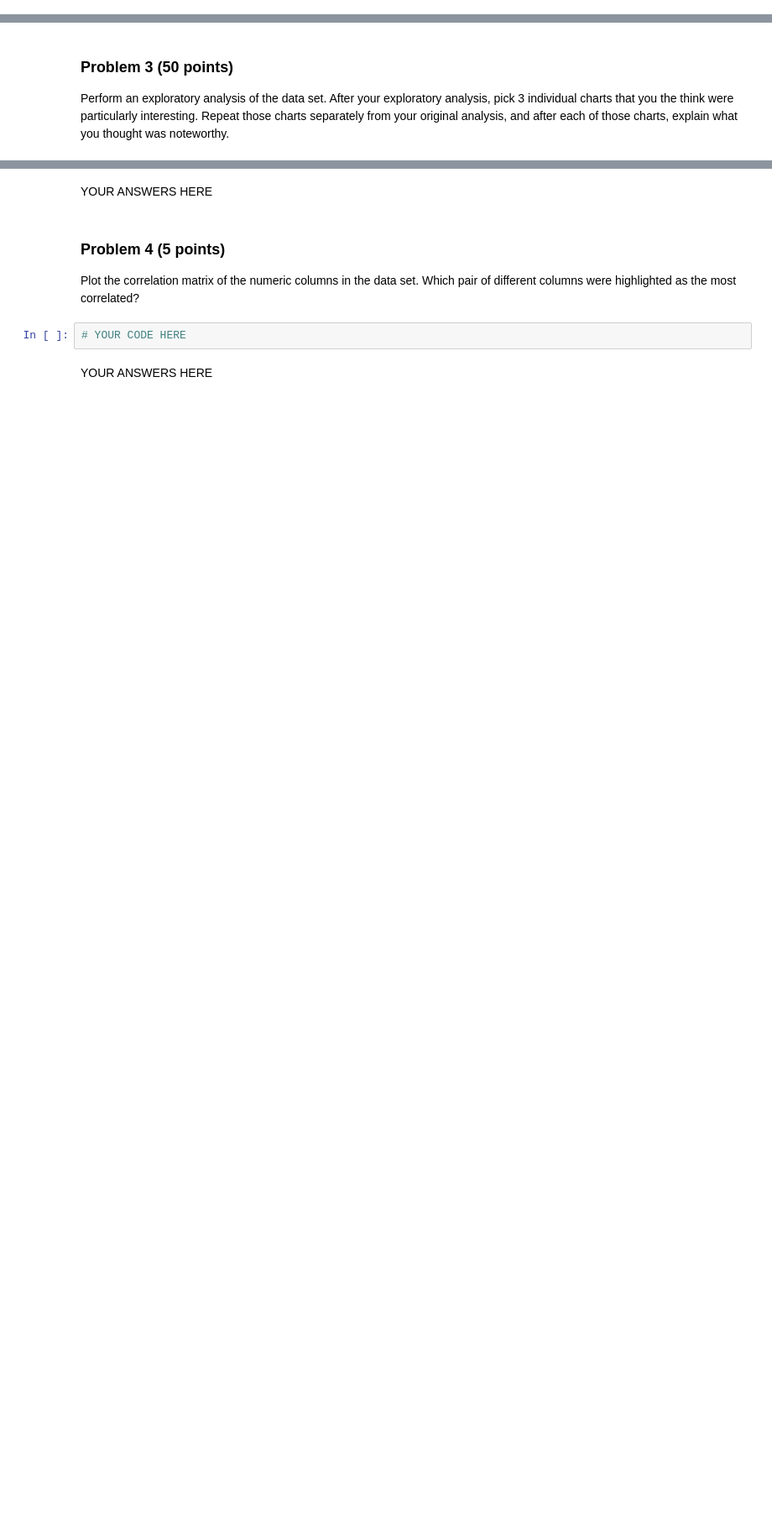
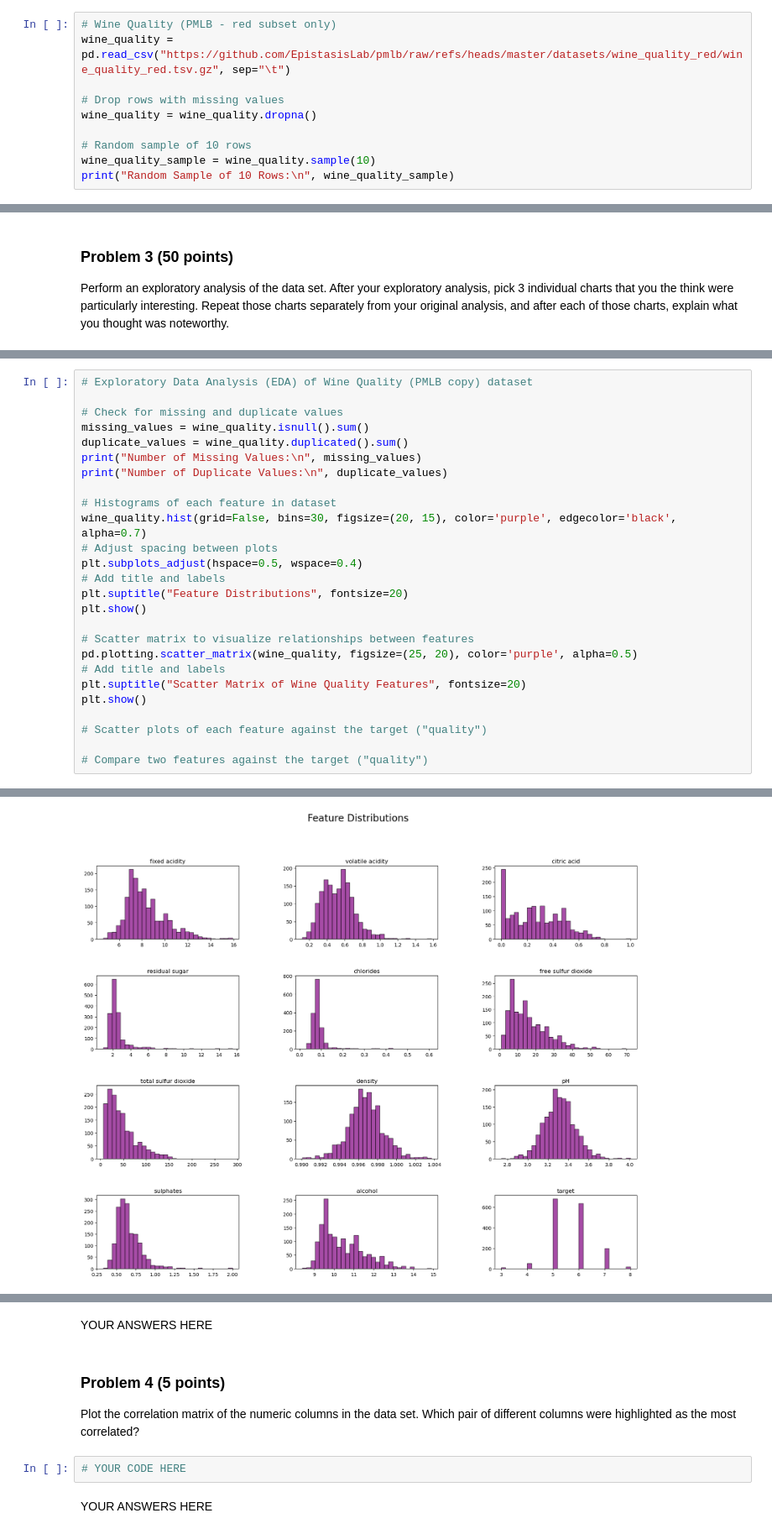
Before and after one commit to veniola/dx602-final-project, a Jupyter notebook: project.ipynb, the cells around one changed output, grey strips where cells are left out. Shown at 84% size. Cells and saved outputs as stored; diff of their text form; blank space fills up the shorter version.

```diff
--- a/project.ipynb
+++ b/project.ipynb
@@ -72,0 +71,10 @@ If the data set you choose has more than ten columns, you may limit later analys
+# %%
+# Wine Quality (PMLB - red subset only)
+wine_quality = pd.read_csv("https://github.com/EpistasisLab/pmlb/raw/refs/heads/master/datasets/wine_quality_red/wine_quality_red.tsv.gz", sep="\t")
+
+# Drop rows with missing values
+wine_quality = wine_quality.dropna()
+
+# Random sample of 10 rows
+wine_quality_sample = wine_quality.sample(10)
+print("Random Sample of 10 Rows:\n", wine_quality_sample)
@@ -90,0 +164,27 @@ Repeat those charts separately from your original analysis, and after each of th
+# %%
+# Exploratory Data Analysis (EDA) of Wine Quality (PMLB copy) dataset
+
+# Check for missing and duplicate values
+missing_values = wine_quality.isnull().sum()
+duplicate_values = wine_quality.duplicated().sum()
+print("Number of Missing Values:\n", missing_values)
+print("Number of Duplicate Values:\n", duplicate_values)
+
+# Histograms of each feature in dataset
+wine_quality.hist(grid=False, bins=30, figsize=(20, 15), color='purple', edgecolor='black', alpha=0.7)
+# Adjust spacing between plots
+plt.subplots_adjust(hspace=0.5, wspace=0.4)
+# Add title and labels
+plt.suptitle("Feature Distributions", fontsize=20)
+plt.show()
+
+# Scatter matrix to visualize relationships between features
+pd.plotting.scatter_matrix(wine_quality, figsize=(25, 20), color='purple', alpha=0.5)
+# Add title and labels
+plt.suptitle("Scatter Matrix of Wine Quality Features", fontsize=20)
+plt.show()
+
+# Scatter plots of each feature against the target ("quality")
+
+# Compare two features against the target ("quality")
+# %% [output]
@@ -90,0 +207 @@ Repeat those charts separately from your original analysis, and after each of th
+[figure, added]
```
Also changed, not shown: parts of 7 cells of this notebook.
